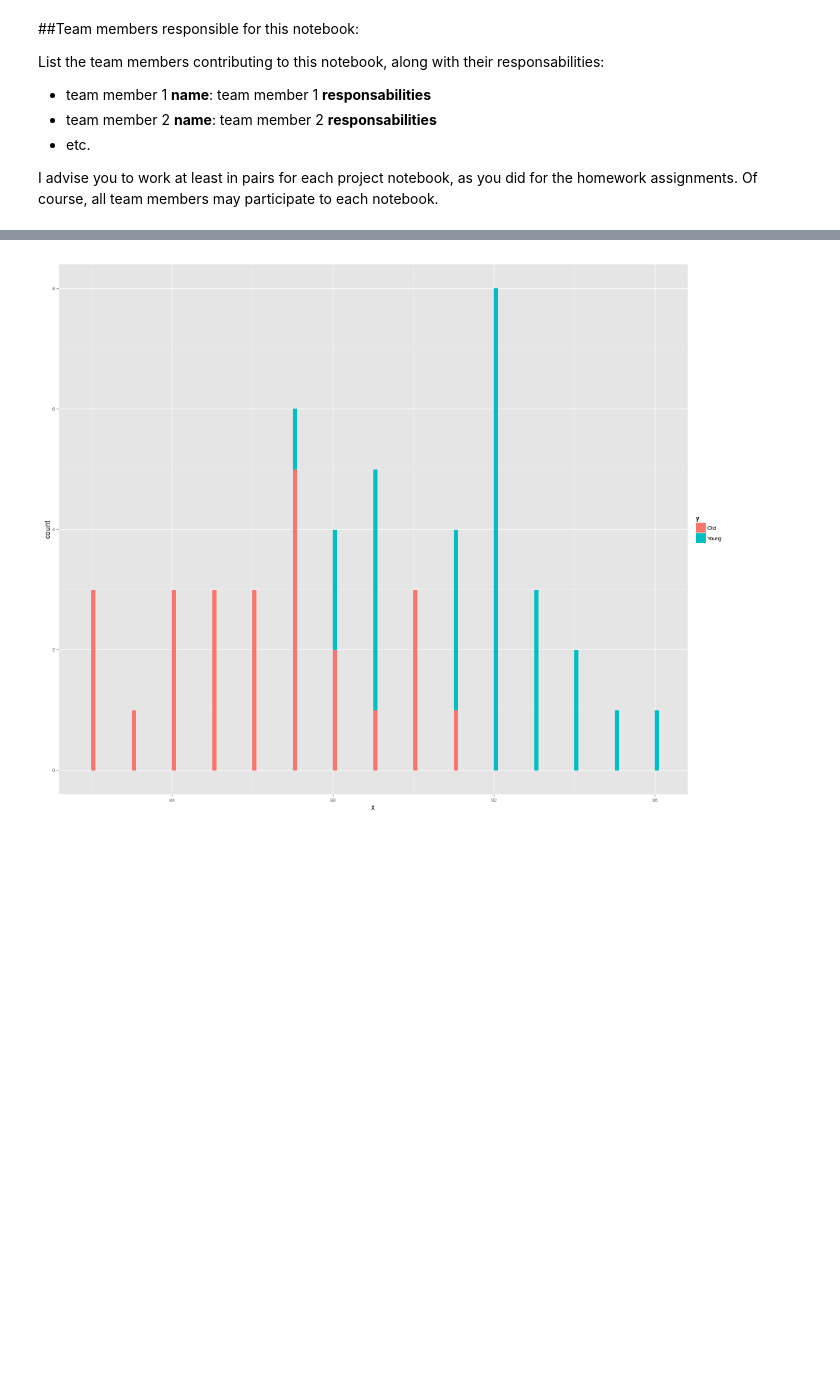
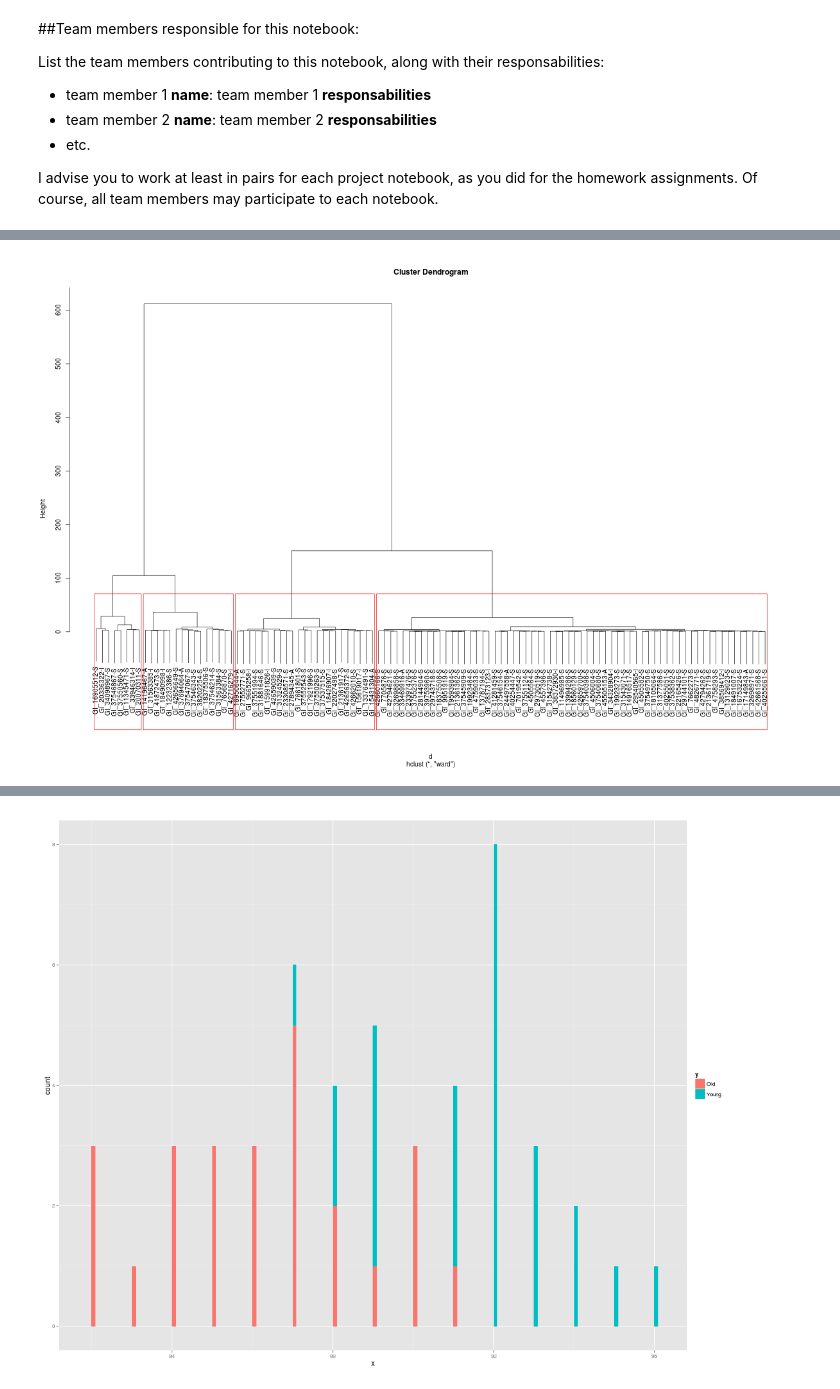
Before and after one commit to Patrickzhou/data-analysis-template, a Jupyter notebook: notebooks/NB3_data_analysis.ipynb, the cells around one changed output, grey strips where cells are left out. Saved outputs shown, nothing was run; the diff lists cells and outputs as text; code cells hidden in the pictures; blank space fills up the shorter version.

```diff
--- a/notebooks/NB3_data_analysis.ipynb
+++ b/notebooks/NB3_data_analysis.ipynb
@@ -86,8 +91,13 @@ install.packages("cluster")
 # %%
-%%R -r 60 -h 600 -w 1200
+%%R -r 60 -h 800 -w 1200
+
 d=dist(cleaned,method='euclidean')
 fit = hclust(d,method='ward')
 plot(fit)
+group = cutree(fit,k=4)
+rect.hclust(fit, k=4, border="red")
+# %% [output]
+[figure, added]
 # %%
 %%R
 require(cluster)
```
Also changed, not shown: parts of 20 cells of this notebook.
